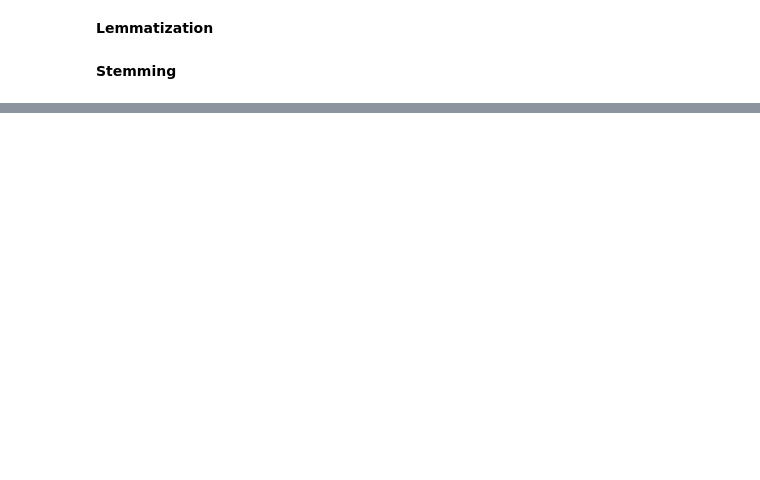
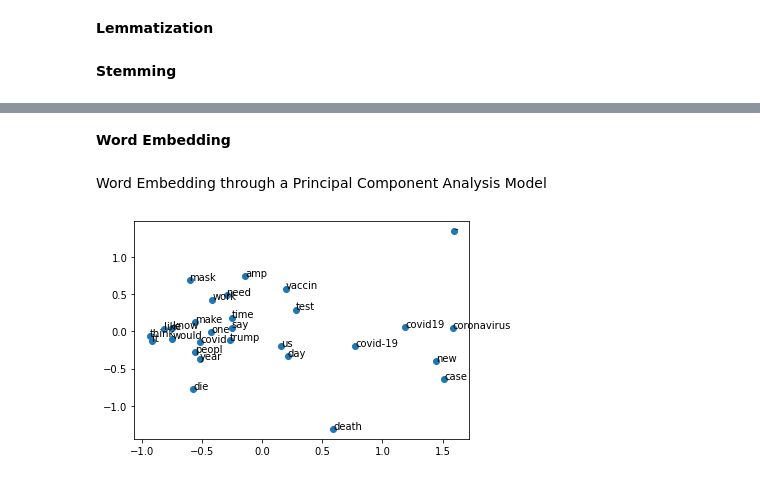
Before and after one commit to filopacio/NaturalLanguagePandemic, a Jupyter notebook: ebola_vs_covid_nlp.ipynb, the cells around one changed output, grey strips where cells are left out. Saved outputs shown, nothing was run; the diff lists cells and outputs as text; code cells hidden in the pictures; blank space fills up the shorter version.

```diff
--- a/ebola_vs_covid_nlp.ipynb
+++ b/ebola_vs_covid_nlp.ipynb
@@ -216,0 +258,5 @@ def getSentiment(user):
+# %%
+def stem(text):
+   stemmer = SnowballStemmer(language = 'english')
+   text = [stemmer.stem(i) for i in text]
+   return text
@@ -216,0 +265,8 @@ def getSentiment(user):
+# %%
+def preprocess(text):
+  cl_tweets = [clean_text(c) for c in text]
+  cl_tweets = pd.Series(cl_tweets).astype(str)
+  removed = remove_stopwords(cl_tweets)
+  lemmatized = [lemmatize(i) for i in removed]
+  stemmed = [stem(i) for i in lemmatized]
+  return stemmed
@@ -216,0 +275,2 @@ def getSentiment(user):
+# %%
+df_c['tweets'] = preprocess(df_c.tweet)
@@ -216,0 +291,4 @@ def getSentiment(user):
+# %% [markdown]
+**Word Embedding**
+# %% [markdown]
+Word Embedding through a Principal Component Analysis Model
@@ -216,0 +298,15 @@ def getSentiment(user):
+# %%
+covid_w2v = Word2Vec(df_c.tweets, min_count= 3000)
+covid_w2v.wv.vocab
+# %%
+X = covid_w2v[covid_w2v.wv.vocab]
+pca = PCA(n_components=2)
+result = pca.fit_transform(X)
+# create a scatter plot of the projection
+pyplot.scatter(result[:, 0], result[:, 1])
+words = list(covid_w2v.wv.vocab)
+for i, word in enumerate(words):
+	pyplot.annotate(word, xy=(result[i, 0], result[i, 1]))
+pyplot.show()
+# %% [output]
+[figure, added]
```
Also changed, not shown: parts of 79 cells of this notebook.
